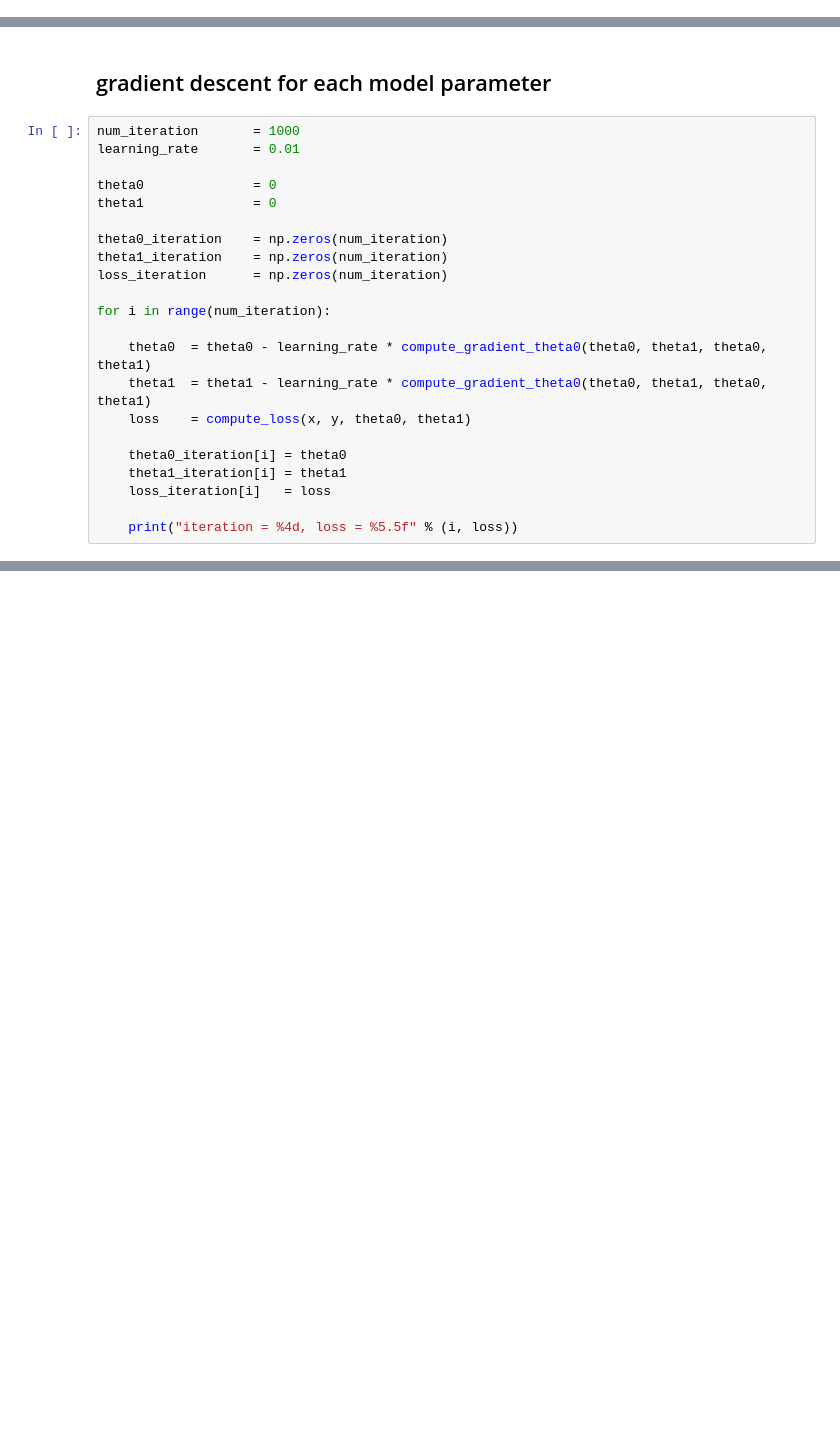
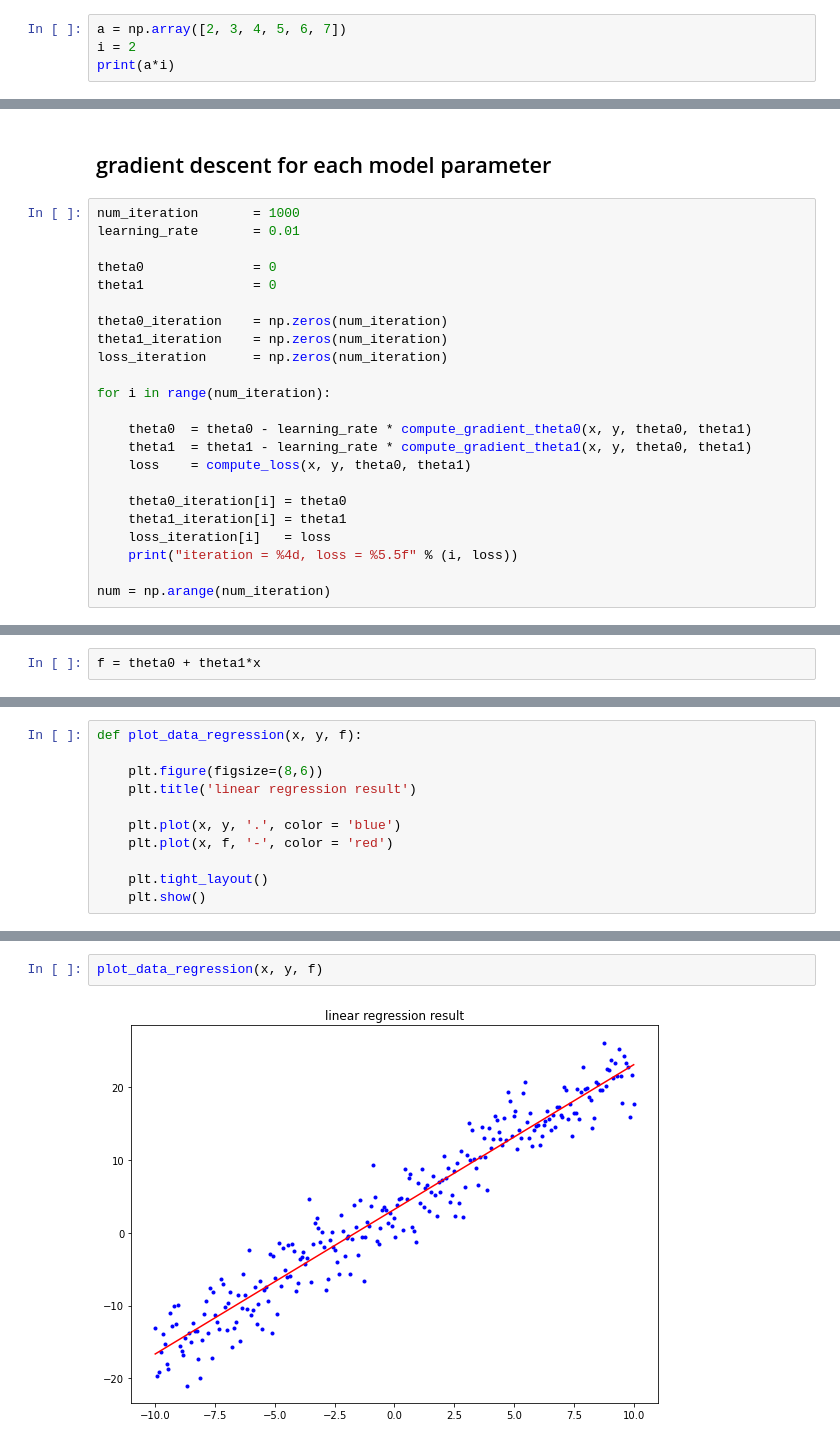
Before and after one commit to YJbonobono/assignment-machine-learning, a Jupyter notebook: 06/assignment_06_new.ipynb, the cells around one changed output, grey strips where cells are left out. Saved outputs shown, nothing was run; the diff lists cells and outputs as text; blank space fills up the shorter version.

Commit message:
plot graph

```diff
--- a/06/assignment_06_new.ipynb
+++ b/06/assignment_06_new.ipynb
@@ -57,2 +55,6 @@ def compute_gradient_theta1(x, y, theta0, theta1):
 
     return dL
+# %%
+a = np.array([2, 3, 4, 5, 6, 7])
+i = 2
+print(a*i)
@@ -71,13 +75,14 @@ loss_iteration      = np.zeros(num_iteration)
 
 for i in range(num_iteration):
 
-    theta0  = theta0 - learning_rate * compute_gradient_theta0(theta0, theta1, theta0, theta1)
-    theta1  = theta1 - learning_rate * compute_gradient_theta0(theta0, theta1, theta0, theta1)
+    theta0  = theta0 - learning_rate * compute_gradient_theta0(x, y, theta0, theta1)
+    theta1  = theta1 - learning_rate * compute_gradient_theta1(x, y, theta0, theta1)
     loss    = compute_loss(x, y, theta0, theta1)
 
     theta0_iteration[i] = theta0
     theta1_iteration[i] = theta1
     loss_iteration[i]   = loss
+    print("iteration = %4d, loss = %5.5f" % (i, loss))
 
-    print("iteration = %4d, loss = %5.5f" % (i, loss))
+num = np.arange(num_iteration)
 # %% [output]
@@ -102,0 +106,2 @@ f =
+# %%
+f = theta0 + theta1*x
@@ -102,0 +110,11 @@ f =
+# %%
+def plot_data_regression(x, y, f):
+
+    plt.figure(figsize=(8,6))
+    plt.title('linear regression result')
+
+    plt.plot(x, y, '.', color = 'blue')
+    plt.plot(x, f, '-', color = 'red')
+
+    plt.tight_layout()
+    plt.show()
@@ -102,0 +183,4 @@ f =
+# %%
+plot_data_regression(x, y, f)
+# %% [output]
+[figure, added]
```
Also changed, not shown: parts of 21 cells of this notebook.
